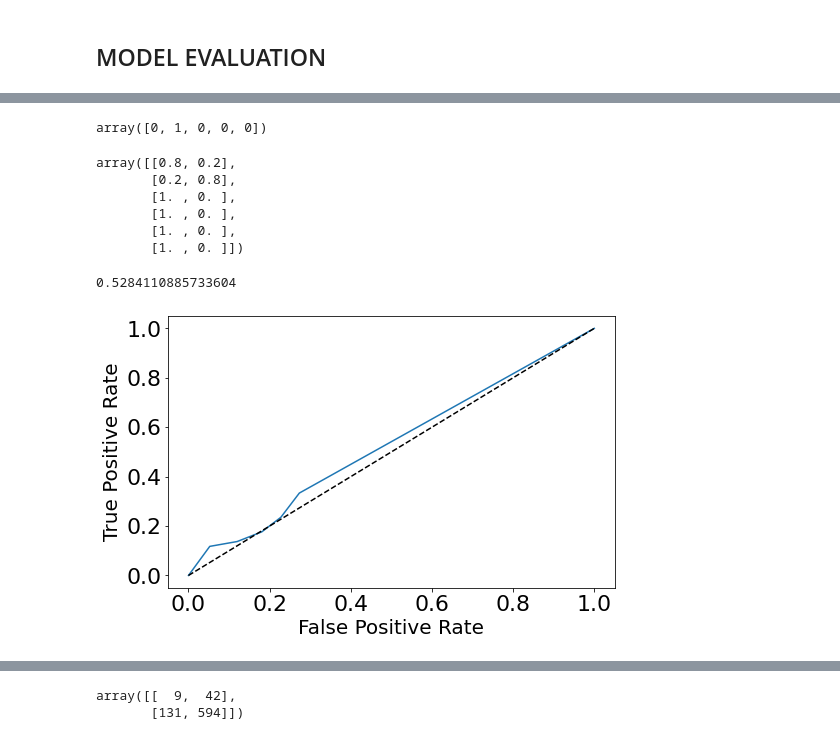
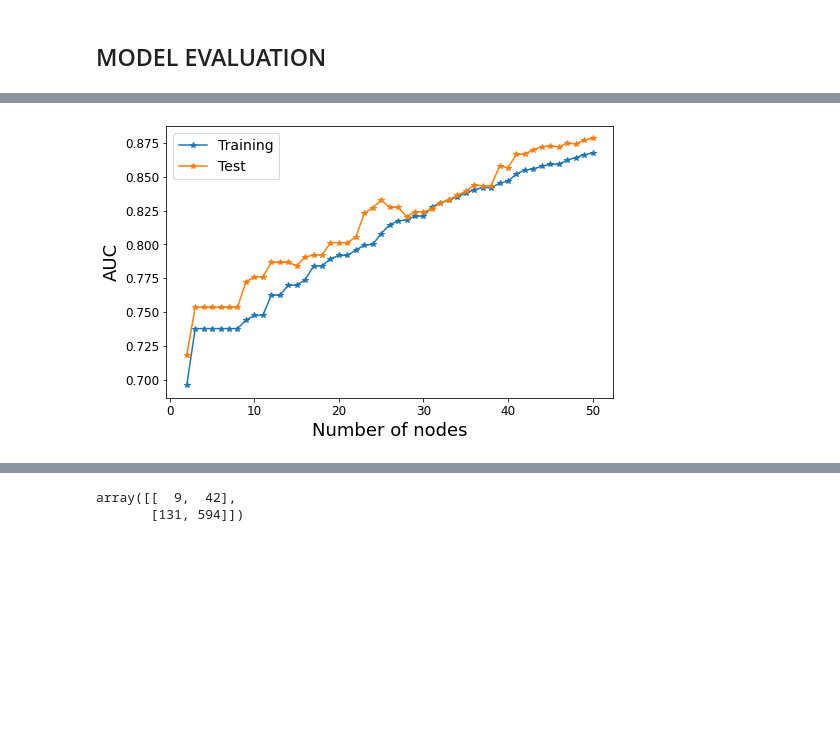
Before and after one commit to Grade0/DM-I, a Jupyter notebook: classification.ipynb, the cells around one changed output, grey strips where cells are left out. Saved outputs shown, nothing was run; the diff lists cells and outputs as text; code cells hidden in the pictures; blank space fills up the shorter version.

```diff
--- a/classification.ipynb
+++ b/classification.ipynb
@@ -357,19 +330,0 @@ weighted avg       0.88      0.78      0.82       776
-# %%
-# Applying the model to the test-set (default threshold = 0.5)
-yk_pred = clfk.predict( X_test )
-yk_pred[:5]
-# %% [output]
-array([0, 1, 0, 0, 0])
-# %%
-# Here the output is not a single value, but pair of value
-# [probability to belong to class '0', prob. to belong to class to belong to class '1']
-
-yk_score = clfk.predict_proba(X_test)
-yk_score[:6]
-# %% [output]
-array([[0.8, 0.2],
-       [0.2, 0.8],
-       [1. , 0. ],
-       [1. , 0. ],
-       [1. , 0. ],
-       [1. , 0. ]])
@@ -379,20 +331,36 @@ fpr, tpr, th = roc_curve(y_test, yk_score[:,1])
-# %%
-roc_auc = auc(fpr, tpr)
-print(roc_auc)
-# %% [output]
-0.5284110885733604
-# %%
-# Plotting of ROC Curve
-
-plt.figure(figsize=(8,5))
-
-plt.plot(fpr, tpr)
-
-plt.plot([0,1], [0,1], 'k--')
-plt.xlabel('False Positive Rate', fontsize=20)
-plt.ylabel('True Positive Rate', fontsize=20)
-
-plt.tick_params(axis='both', which='major', labelsize=22)
-plt.show()
-# %% [output]
-[figure, removed]
+# %%
+from sklearn import metrics
+
+AUC_list = []
+
+def tree_training(max_leaf_nodes, X_res, y_res, X_test, y_test):
+    model_tree = DecisionTreeClassifier(max_leaf_nodes=max_leaf_nodes, class_weight='balanced')
+    model_tree.fit(X_res, y_res)
+
+    y_train_pred = model_tree.predict(X_res)
+    y_test_pred = model_tree.predict(X_test)
+
+    auc_train = metrics.roc_auc_score(y_res, y_train_pred)
+    auc_valid = metrics.roc_auc_score(y_test, y_test_pred)
+
+    #print("Nodes:{}, Train_AUC:{:.4f}, Test_AUC:{:.4f}, Diff:{:.4f}".format(max_leaf_nodes,
+    #                                                                 auc_train,
+    #                                                                 auc_valid,
+    #                                                                 auc_train-auc_valid))
+    AUC_list.append( (auc_train, auc_valid) )
+
+
+
+# Run few iterations to find which max_tree_nodes works best
+for i in range(2, 51):
+    tree_training(i, X_res, y_res, X_test, y_test)
+
+plt.figure(figsize=(8,5))
+plt.plot(range(2, len(AUC_list)+2), AUC_list, marker='*')
+plt.xlabel('Number of nodes', fontsize=18)
+plt.ylabel('AUC', fontsize=18)
+plt.tick_params(axis='both', which='major', labelsize=12)
+plt.legend(['Training', 'Test'], loc='best', fontsize=14)
+plt.show()
+# %% [output]
+[figure, added]
```
Also changed, not shown: parts of 29 cells of this notebook.
